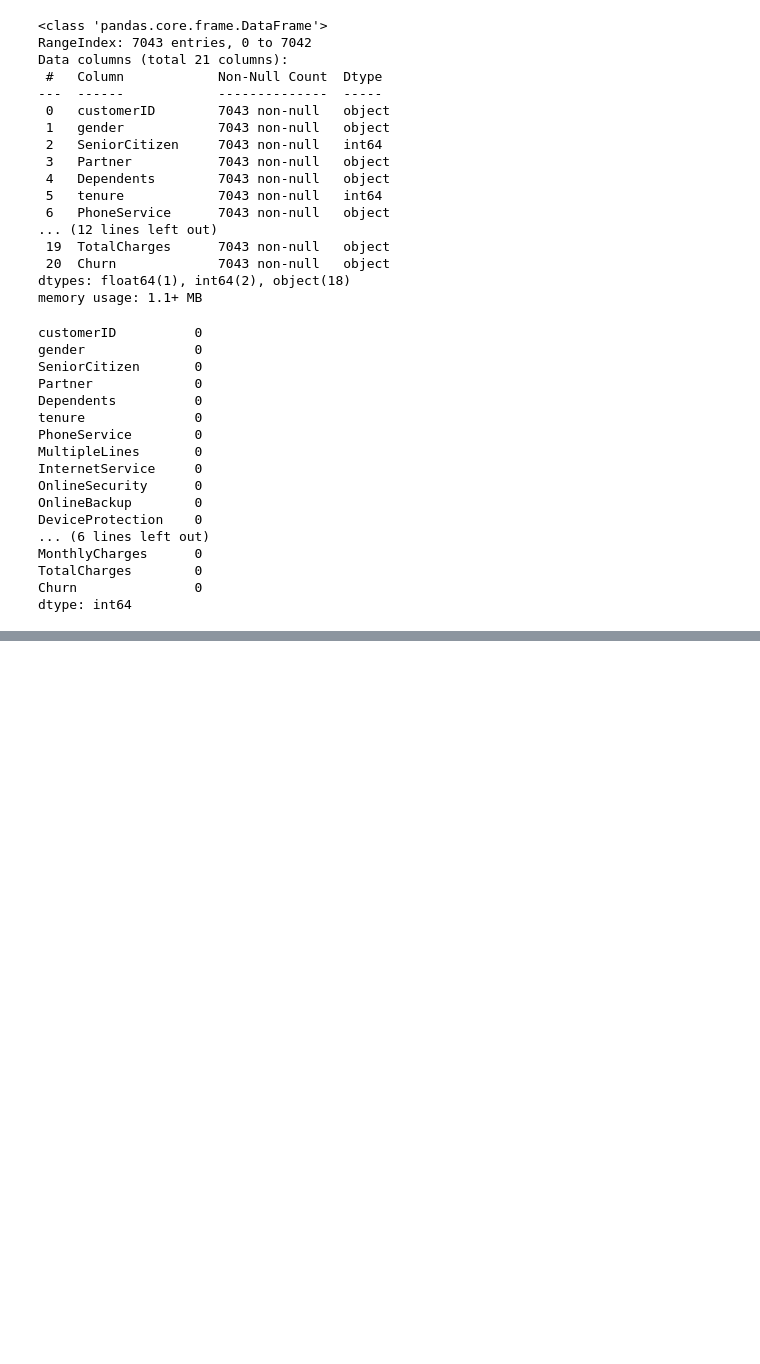
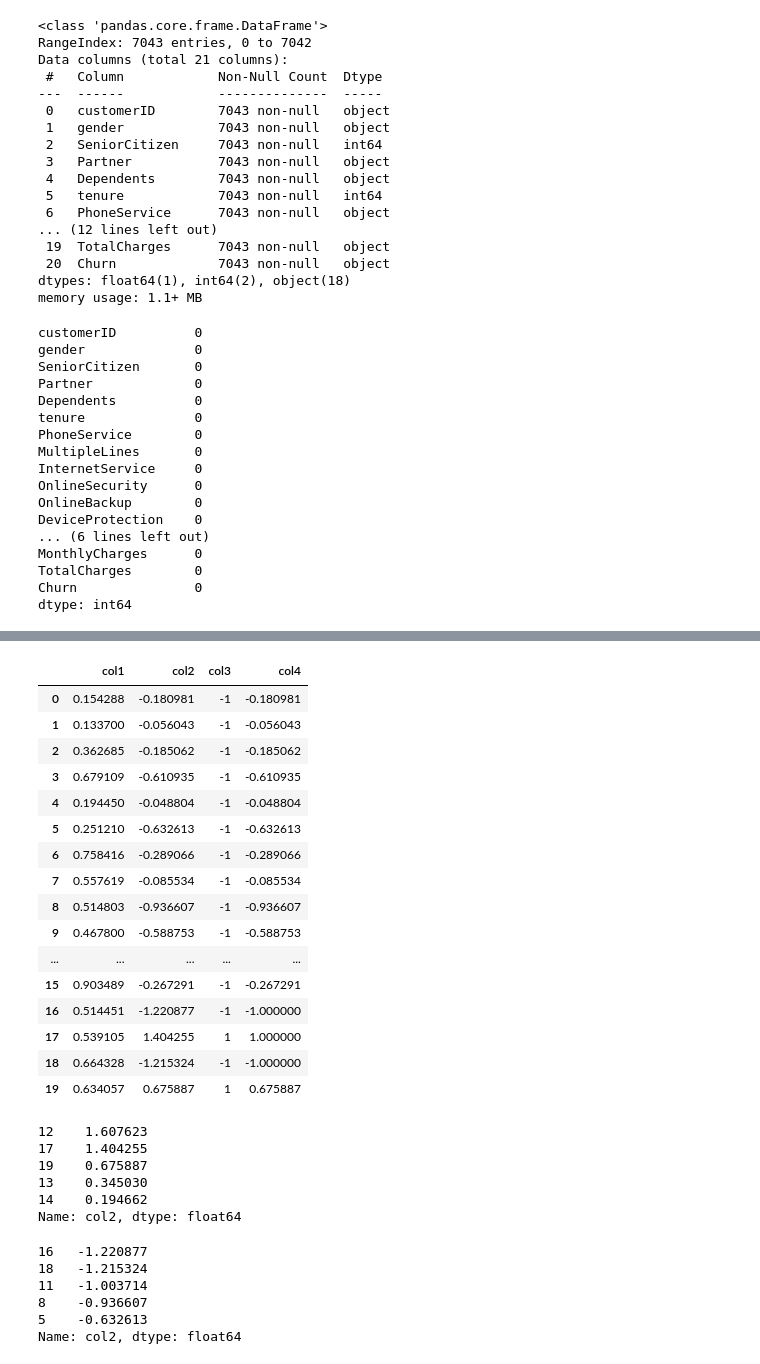
Before and after one commit to lsgd002/Data-analysis, a Jupyter notebook: Practice_03/test.ipynb, the cells around one changed output, grey strips where cells are left out. Saved outputs shown, nothing was run; the diff lists cells and outputs as text; code cells hidden in the pictures; blank space fills up the shorter version.

```diff
--- a/Practice_03/test.ipynb
+++ b/Practice_03/test.ipynb
@@ -435,0 +608,4 @@ Name: TotalCharges, Length: 6531, dtype: int64
+# %%
+np.random.seed(66)
+s1 = pd.Series(np.random.rand(20)) # 生成20个服从均匀分布的随机数
+s2 = pd.Series(np.random.randn(20)) # 生成20个服从标准正态分布的随机数
@@ -435,0 +632,4 @@ Name: TotalCharges, Length: 6531, dtype: int64
+# %%
+df8 = pd.concat([s1, s2], axis=1)
+df8.columns = ['col1', 'col2']
+df8
@@ -435,0 +661,3 @@ Name: TotalCharges, Length: 6531, dtype: int64
+# %%
+df8['col3'] = df8.col2.apply(lambda x: 1 if x >= 0  else -1)
+df8
@@ -435,0 +682,39 @@ Name: TotalCharges, Length: 6531, dtype: int64
+# %%
+df8['col4'] = df8.col2.clip(-1, 1)
+df8
+# %% [output]
+|  | col1 | col2 | col3 | col4 |
+| 0 | 0.154288 | -0.180981 | -1 | -0.180981 |
+| 1 | 0.133700 | -0.056043 | -1 | -0.056043 |
+| 2 | 0.362685 | -0.185062 | -1 | -0.185062 |
+| 3 | 0.679109 | -0.610935 | -1 | -0.610935 |
+| 4 | 0.194450 | -0.048804 | -1 | -0.048804 |
+| 5 | 0.251210 | -0.632613 | -1 | -0.632613 |
+| 6 | 0.758416 | -0.289066 | -1 | -0.289066 |
+| 7 | 0.557619 | -0.085534 | -1 | -0.085534 |
+| 8 | 0.514803 | -0.936607 | -1 | -0.936607 |
+| 9 | 0.467800 | -0.588753 | -1 | -0.588753 |
+| ... | ... | ... | ... | ... |
+| 15 | 0.903489 | -0.267291 | -1 | -0.267291 |
+| 16 | 0.514451 | -1.220877 | -1 | -1.000000 |
+| 17 | 0.539105 | 1.404255 | 1 | 1.000000 |
+| 18 | 0.664328 | -1.215324 | -1 | -1.000000 |
+| 19 | 0.634057 | 0.675887 | 1 | 0.675887 |
+# %%
+df8.col2.nlargest(5)
+# %% [output]
+12    1.607623
+17    1.404255
+19    0.675887
+13    0.345030
+14    0.194662
+Name: col2, dtype: float64
+# %%
+df8.col2.nsmallest(5)
+# %% [output]
+16   -1.220877
+18   -1.215324
+11   -1.003714
+8    -0.936607
+5    -0.632613
+Name: col2, dtype: float64
```
Also changed, not shown: parts of 37 cells of this notebook, 2 other files.
